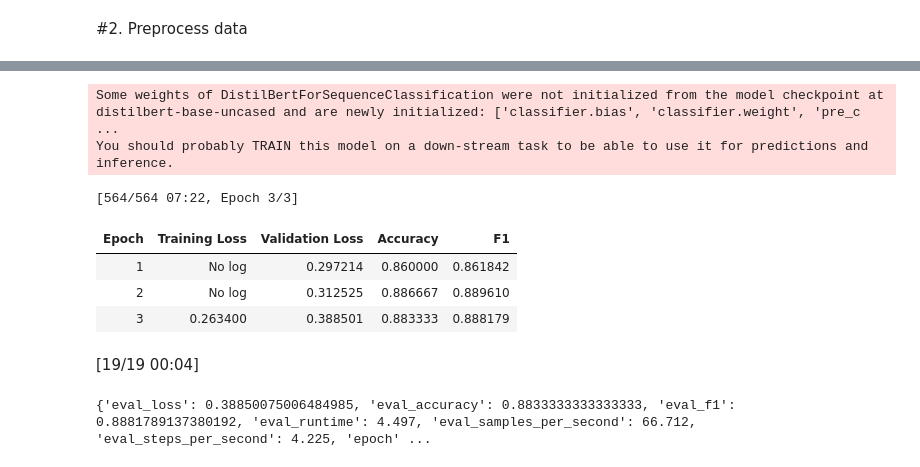
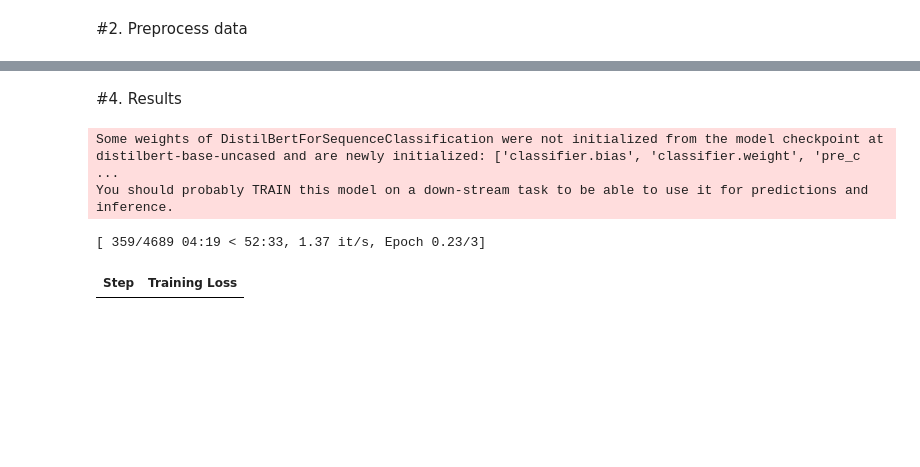
Before and after one commit to syed-aliredha/SC4001-Group-Project, a Jupyter notebook: DistilBERT/DistilBERT.ipynb, the cells around one changed output, grey strips where cells are left out. Saved outputs shown, nothing was run; the diff lists cells and outputs as text; code cells hidden in the pictures; blank space fills up the shorter version.

```diff
--- a/DistilBERT/DistilBERT.ipynb
+++ b/DistilBERT/DistilBERT.ipynb
@@ -161,68 +141,53 @@ You should probably TRAIN this model on a down-stream task to be able to use it
+# %% [markdown]
+#4. Results
 # %%
-
 import evaluate
 
 # Define evaluation metrics
 accuracy_metric = evaluate.load("accuracy")
 f1_metric = evaluate.load("f1")
+recall = evaluate.load("recall")
+precision = evaluate.load("precision")
 
 def compute_metrics(eval_pred):
     logits, labels = eval_pred
     predictions = torch.argmax(torch.tensor(logits), dim=-1)
     accuracy = accuracy_metric.compute(predictions=predictions, references=labels)["accuracy"]
     f1 = f1_metric.compute(predictions=predictions, references=labels)["f1"]
-    return {"accuracy": accuracy, "f1": f1}
+    recall = recall.compute(predictions=predictions, references=labels)["recall"]
+    precision = precision.compute(predictions=predictions, references=labels)["precision"]
+    return {"accuracy": accuracy, "f1": f1, "recall": recall, "precision": precision}
+
+model = DistilBertForSequenceClassification.from_pretrained("distilbert-base-uncased", num_labels=2)
+
+train_dataset = train_dataset.map(tokenize_function, batched=True)
+test_dataset = test_dataset.map(tokenize_function, batched=True)
 
 training_args = TrainingArguments(
     output_dir="./results",
-    logging_steps=1,  # Adjust this as needed
-    learning_rate=2e-5,
-    per_device_train_batch_size=16,
-    per_device_eval_batch_size=16,
-    num_train_epochs=2,
-    weight_decay=0.01,
-)
-
-training_args = TrainingArguments(
-    output_dir=repo_name,
-    learning_rate=2e-5,
-    per_device_train_batch_size=16,
-    per_device_eval_batch_size=16,
-    num_train_epochs=2,
-    weight_decay=0.01,
-    save_strategy="epoch",
-    push_to_hub=True,
+    learning_rate=best_lr,
+    per_device_train_batch_size=best_batch_size,
+    per_device_eval_batch_size=best_batch_size,
+    num_train_epochs=best_epoch
 )
 
 # Initialize Trainer
 trainer = Trainer(
     model=model,
     args=training_args,
     train_dataset=train_dataset,
     eval_dataset=test_dataset,
     compute_metrics=compute_metrics,
 )
 
-# Measure time taken for training
-start_time = time.time()
-
 # Train the model
 trainer.train()
-
-# Measure the elapsed time
-end_time = time.time()
-print(f"Time taken for training: {end_time - start_time:.2f} seconds")
 
 # Evaluate the model
 results = trainer.evaluate()
 print(results)
 # %% [output]
 Some weights of DistilBertForSequenceClassification were not initialized from the model checkpoint at distilbert-base-uncased and are newly initialized: ['classifier.bias', 'classifier.weight', 'pre_c ...
 You should probably TRAIN this model on a down-stream task to be able to use it for predictions and inference.
-[564/564 07:22, Epoch 3/3]
+[ 359/4689 04:19 < 52:33, 1.37 it/s, Epoch 0.23/3]
-| Epoch | Training Loss | Validation Loss | Accuracy | F1 |
-| 1 | No log | 0.297214 | 0.860000 | 0.861842 |
-| 2 | No log | 0.312525 | 0.886667 | 0.889610 |
-| 3 | 0.263400 | 0.388501 | 0.883333 | 0.888179 |
+| Step | Training Loss |
-[19/19 00:04]
-{'eval_loss': 0.38850075006484985, 'eval_accuracy': 0.8833333333333333, 'eval_f1': 0.8881789137380192, 'eval_runtime': 4.497, 'eval_samples_per_second': 66.712, 'eval_steps_per_second': 4.225, 'epoch' ...
```
Also changed, not shown: parts of 10 cells of this notebook.
